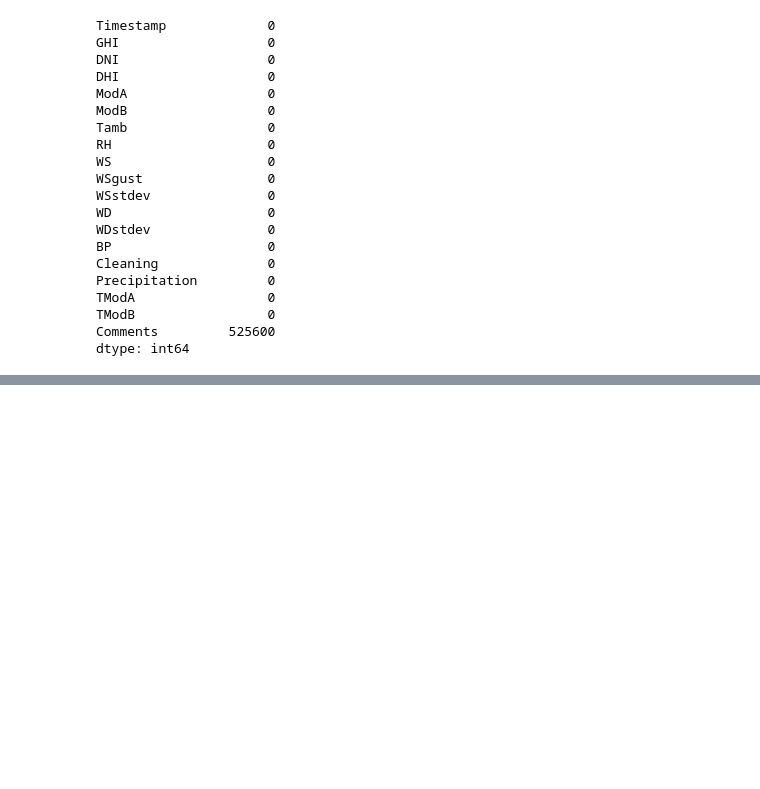
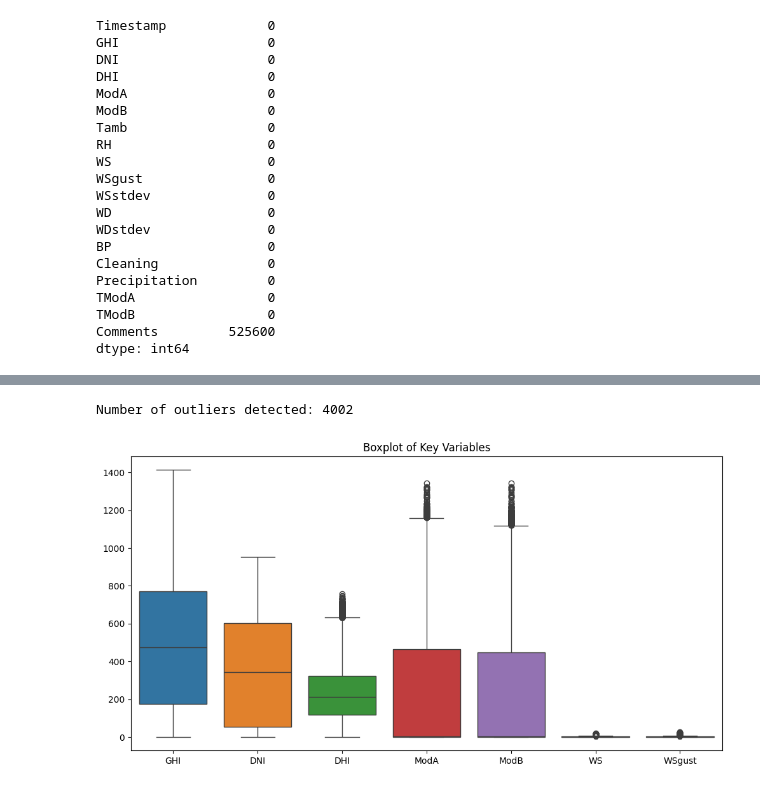
Before and after one commit to Nahom-ketsela/kaim-week-00, a Jupyter notebook: benin.ipynb, the cells around one changed output, grey strips where cells are left out. Drawn from its saved outputs; the diff is of its cells as text; code cells hidden in the pictures; blank space fills up the shorter version.

Commit message:
corrected missing values, outliers, or incorrect entries.

```diff
--- a/benin.ipynb
+++ b/benin.ipynb
@@ -96,0 +132,5 @@ dtype: int64
+# %%
+# Replace negative values with NaN using DataFrame.apply
+data[['GHI', 'DNI', 'DHI', 'ModA', 'ModB', 'WS', 'WSgust']] = data[['GHI', 'DNI', 'DHI', 'ModA', 'ModB', 'WS', 'WSgust']].apply(
+    lambda col: col.where(col >= 0)
+)
@@ -96,0 +160,23 @@ dtype: int64
+# %%
+from scipy.stats import zscore
+
+# Calculate Z-scores for the specified columns
+z_scores = data[['GHI', 'DNI', 'DHI', 'ModA', 'ModB', 'WS', 'WSgust']].apply(zscore)
+
+# Identify outliers
+outliers = (z_scores.abs() > 3).any(axis=1)
+
+print(f"Number of outliers detected: {outliers.sum()}")
+# %% [output]
+Number of outliers detected: 4002
+# %%
+import matplotlib.pyplot as plt
+import seaborn as sns
+
+# Plot boxplots to visualize outliers
+plt.figure(figsize=(12, 6))
+sns.boxplot(data=data[['GHI', 'DNI', 'DHI', 'ModA', 'ModB', 'WS', 'WSgust']])
+plt.title('Boxplot of Key Variables')
+plt.show()
+# %% [output]
+[figure, added]
```
Also changed, not shown: parts of 5 cells of this notebook.
